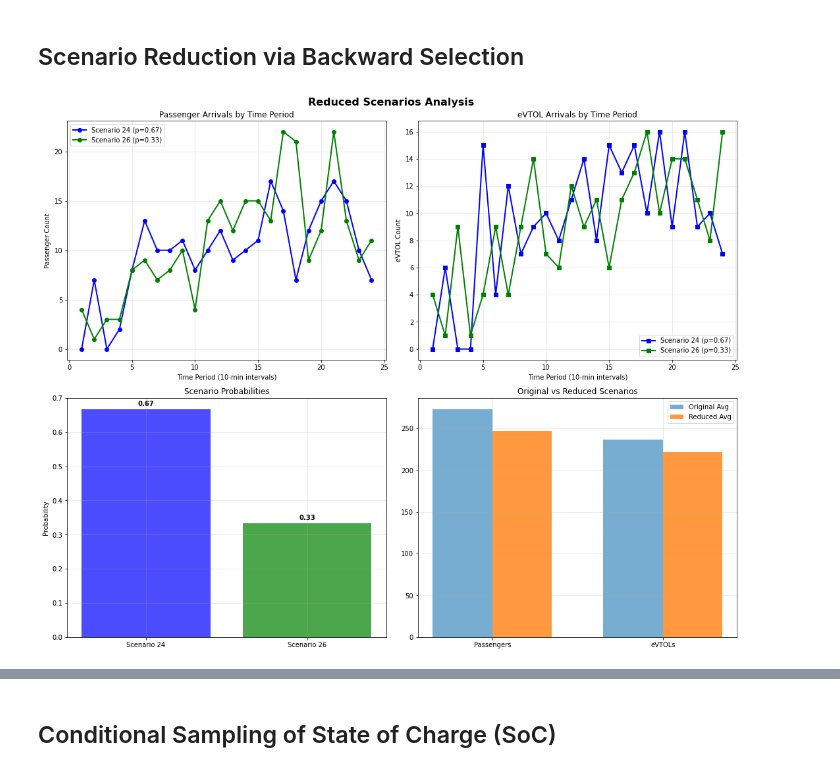
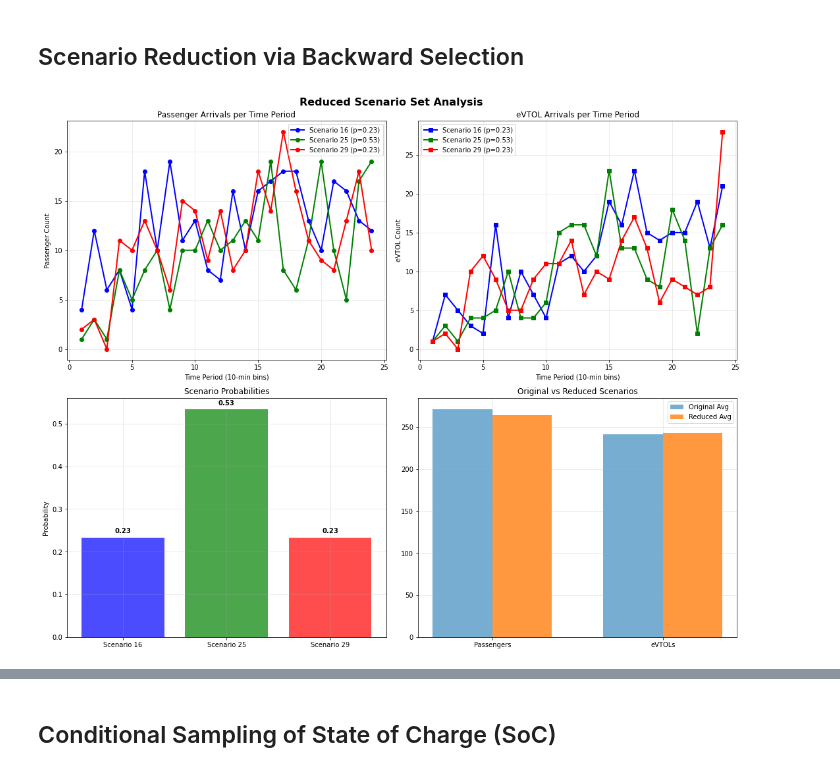
Before and after one commit to DDNALab/uam_fleet_scheduling, a Jupyter notebook: Code/Price_EvtolPass_Sto.ipynb, the cells around one changed output, grey strips where cells are left out. Cells and saved outputs as stored; diff of their text form; code cells hidden in the pictures.

```diff
--- a/Code/Price_EvtolPass_Sto.ipynb
+++ b/Code/Price_EvtolPass_Sto.ipynb
@@ -26,14 +26,14 @@ EVTOL_CAPACITY = 4                  # Maximum passengers per eVTOL
 
 # Scenario Generation Parameters
 N_SCENARIOS = 30                    # Number of demand scenarios generated
-TARGET_SCENARIOS = 2                # Number of reduced representative scenarios
+TARGET_SCENARIOS = 3                # Number of reduced representative scenarios
 HORIZON_MINUTES = 240               # 4-hour simulation horizon (240 minutes total)
 BIN_SIZE = 10                       # Each time bin equals 10 minutes
 
 # Model Parameters
 M_FACILITIES = 3                    # Number of charging facilities
 L_PERIODS = 24                      # Number of 10-minute periods (24 × 10 = 240 min)
-LOS = 4                             # Level of Service: maximum waiting time (4 periods = 40 min)
+LOS = 2                             # Level of Service: maximum waiting time (2 periods = 20 min)
 
 # Randomization Control
 SEED = 60                           # Random seed for reproducibility
@@ -684,59 +875,84 @@ def scenario_reduction_backward_with_evtol_filter(
     return working_scenarios
 # %%
 # ============================================================
-#  Main Execution – Scenario Reduction
+# 🧭 Main Execution – Scenario Reduction Pipeline
 # ============================================================
 if __name__ == "__main__":
+    """
+    Full pipeline for stochastic eVTOL scenario generation and reduction.
 
-    # ----------------------------------------
-    # 1. Run Base Simulation
-    # ----------------------------------------
+    Workflow:
+      1. Baseline Simulation
+      2. Joint Passenger–eVTOL Scenario Generation (NHPP-based)
+      3. Backward Scenario Reduction with eVTOL Filtering
+      4. Summary Reporting & Diagnostics
+    """
+
+    # ------------------------------------------------------------
+    # 1. Baseline Simulation
+    # ------------------------------------------------------------
     results = simulate_evtol_and_passengers(
         seed=SEED,
+        soc_min=SOC_MIN,
+        battery_capacity=BATTERY_CAPACITY,
+        charging_rate=CHARGING_RATE,
+        destination_data=DESTINATION_DATA,
         plot=False
     )
 
-    # ----------------------------------------
+    # ------------------------------------------------------------
     # 2. Generate Initial Joint Demand Scenarios
-    # ----------------------------------------
+    # ------------------------------------------------------------
     scenarios = generate_joint_demand_scenarios(
         passenger_arrivals=results["passenger_arrivals"],
         evtol_arrivals=results["evtol_arrivals"],
+        destination_data=DESTINATION_DATA,
+        bin_pmfs=bin_pmfs,                    # can be built if PMF modeling included earlier
         n_scenarios=N_SCENARIOS,
         horizon_minutes=HORIZON_MINUTES,
         bin_size=BIN_SIZE,
         plot=False
     )
 
-    # ----------------------------------------
-    # 3. Apply Backward Scenario Reduction
-    # ----------------------------------------
+    # ------------------------------------------------------------
+    # 3. Apply Backward Scenario Reduction (eVTOL Filtering)
+    # ------------------------------------------------------------
     reduced_scenarios = scenario_reduction_backward_with_evtol_filter(
         scenarios=scenarios,
         target_size=TARGET_SCENARIOS,
         plot=True
     )
 
-    # ----------------------------------------
+    # ------------------------------------------------------------
     # 4. Summary Report
-    # ----------------------------------------
-    print("\n" + "=" * 80)
+    # ------------------------------------------------------------
+    print("\n" + "=" * 90)
     print("🔻 SCENARIO REDUCTION SUMMARY")
-    print("=" * 80)
+    print("=" * 90)
     print(f"Initial Scenarios: {len(scenarios)}")
     print(f"Reduced to:        {len(reduced_scenarios)} scenarios\n")
 
+    # Probabilities of retained scenarios
     print("Final Scenario Probabilities:")
     for s in reduced_scenarios:
         print(f"  Scenario {s['id']+1:<3} → p = {s['probability']:.3f}")
 
+    # Compute aggregate statistics
+    avg_pass = np.mean([s['total_passengers'] for s in reduced_scenarios])
+    avg_evtol = np.mean([s['total_evtols'] for s in reduced_scenarios])
+
     print("\nAverage Total Passengers (Reduced): "
-          f"{np.mean([s['total_passengers'] for s in reduced_scenarios]):.2f}")
+          f"{avg_pass:.2f}")
     print("Average Total eVTOLs (Reduced):    "
-          f"{np.mean([s['total_evtols'] for s in reduced_scenarios]):.2f}")
+          f"{avg_evtol:.2f}")
 
-    avg_corr = np.mean([s['empirical_corr'] for s in reduced_scenarios])
-    print(f"Average Empirical Correlation (Reduced): {avg_corr:.3f}")
-    print("=" * 80)
+    # Safely handle missing correlation field
+    if all('empirical_corr' in s for s in reduced_scenarios):
+        avg_corr = np.mean([s['empirical_corr'] for s in reduced_scenarios])
+        print(f"Average Empirical Correlation (Reduced): {avg_corr:.3f}")
+    else:
+        print("Average Empirical Correlation (Reduced): [N/A – not computed]")
+
+    print("=" * 90)
 # %% [output]
-[figure, old version]
+[figure, new version]
```
Also changed, not shown: parts of 12 cells of this notebook.
